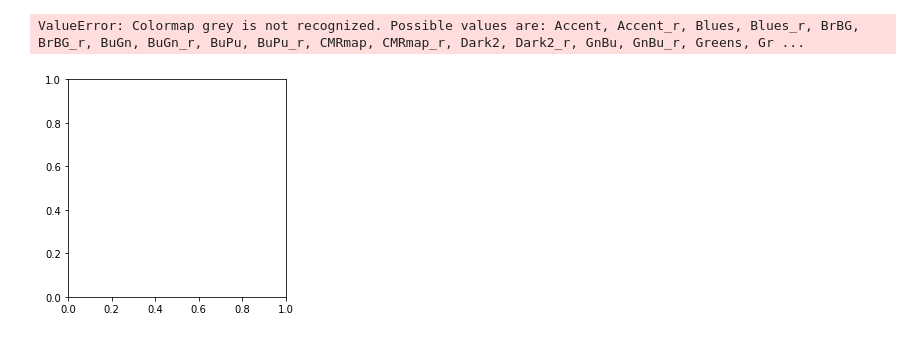
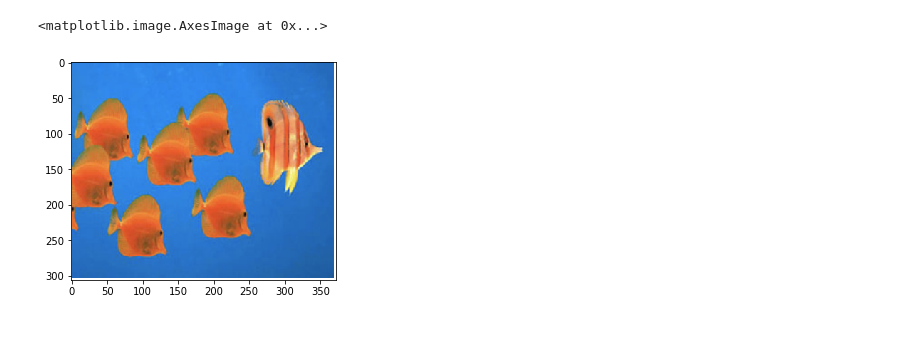
Before and after one commit to Akieras16/neuro1401, a Jupyter notebook: project_one/project_one.ipynb, the cells around one changed output. Saved outputs shown, nothing was run; the diff lists cells and outputs as text; code cells hidden in the pictures.

```diff
--- a/project_one/project_one.ipynb
+++ b/project_one/project_one.ipynb
@@ -6,5 +7,5 @@ from matplotlib import pyplot as plt
 # %%
 def import_image_as_greyscale(fp):
-    image = cv.imread(fp)
-    image = cv2.cvtColor(image, cv2.COLOR_BGR2GRAY)
+    image = cv2.imread(fp)
+    image = cv2.cvtColor(image, cv2.COLOR_BGR2RGB)
     return image
@@ -11,6 +15,6 @@ def import_image_as_greyscale(fp):
 # %%
-testim = import_image_as_greyscale('data/monkey.jpg')
-plt.imshow(testim, cmap='gray')
+testim = import_image_as_greyscale('data/fish.png')
+plt.imshow(testim)
 # %% [output]
-ValueError: Colormap grey is not recognized. Possible values are: Accent, Accent_r, Blues, Blues_r, BrBG, BrBG_r, BuGn, BuGn_r, BuPu, BuPu_r, CMRmap, CMRmap_r, Dark2, Dark2_r, GnBu, GnBu_r, Greens, Gr ...
+<matplotlib.image.AxesImage at 0x...>
-[figure, old version]
+[figure, new version]
```
Also changed, not shown: parts of 8 cells of this notebook, 1 other file.
